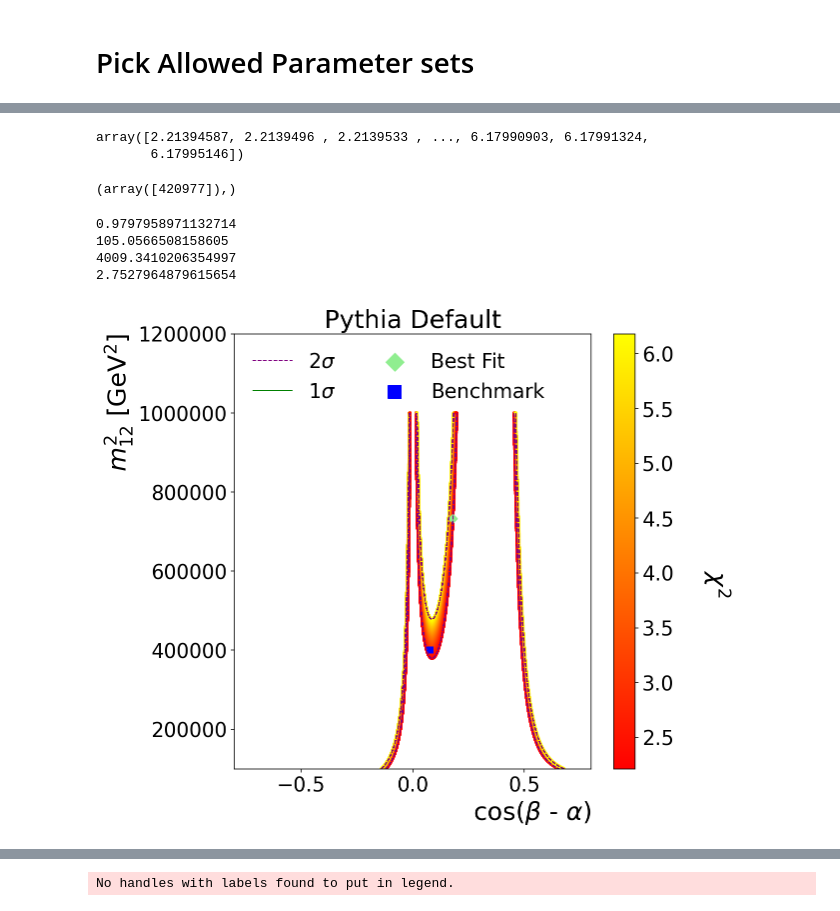
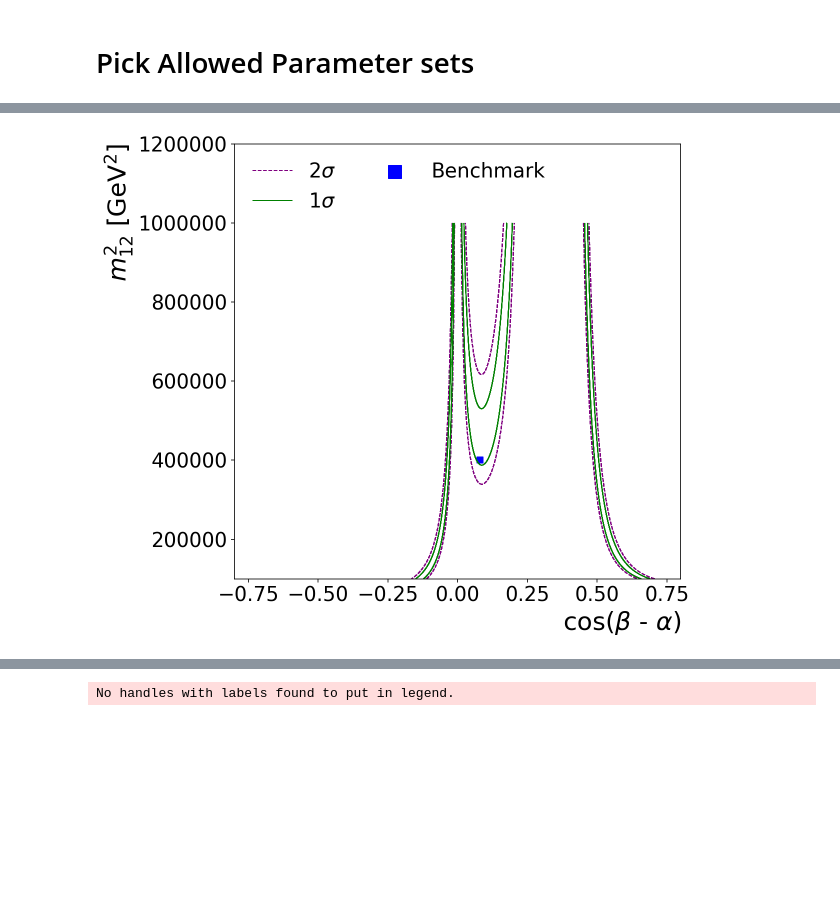
Before and after one commit to alan200276/THDM_with_ML, a Jupyter notebook: Notebook/Constraint_dev.ipynb, the cells around one changed output, grey strips where cells are left out. Cells and saved outputs as stored; diff of their text form; code cells hidden in the pictures; blank space fills up the shorter version.

```diff
--- a/Notebook/Constraint_dev.ipynb
+++ b/Notebook/Constraint_dev.ipynb
@@ -359,7 +561,7 @@ Ref :[pyhf.infer.intervals.upperlimit](https://scikit-hep.org/pyhf/_generated/py
 # %%
 %%time
 model = pyhf.simplemodels.hepdata_like(
-    signal_data=[n_H], bkg_data=[n_QCD], bkg_uncerts=[np.sqrt(n_QCD)]
+    signal_data=[n_sig], bkg_data=[n_bkg], bkg_uncerts=[np.sqrt(n_bkg)]
 
 )
 # print(model)
@@ -383,11 +585,18 @@ model = pyhf.simplemodels.hepdata_like(
 # print("bounds: ", bounds)
 # print("the index of the parameter: ", model.config.poi_index)
 
-observations = [n_QCD] + model.config.auxdata  # this is a common pattern!
-print("observations: ", observations)
+observations = [n_bkg] + model.config.auxdata  # this is a common pattern!
+
+# model = pyhf.simplemodels.hepdata_like(
+#     signal_data=[1.61], bkg_data=[47.2], bkg_uncerts=[np.sqrt(47.2)]
+
+# )
+# observations = [47.2] + model.config.auxdata  # this is a common pattern!
+
+logging.info("observations: {}".format(observations))
 
 
-scan = np.linspace(0, 5, 201)
+scan = np.linspace(0, 10, 1001)
 
 obs_limit, exp_limits, (scan, results) = pyhf.infer.intervals.upperlimit(
                                                                         observations,
@@ -500,46 +720,21 @@ Wall time: 840 ms
-# %%
-np.sort(chi)
-# %% [output]
-array([2.21394587, 2.2139496 , 2.2139533 , ..., 6.17990903, 6.17991324,
-       6.17995146])
-# %%
-np.where(chi == np.min(chi))
-# %% [output]
-(array([420977]),)
-# %%
-b = np.arctan(5)
-a = np.arctan(5) - np.arccos(0.4)
-print(1+ghb(0.2, 5))
-# "sig_Xection" : 0.00081305,
-# "sig_Branching_ratio" : 0.8*0.6*0.6,
-# "sig_acceptance": 0.354*0.426,
-aaa = Constraint_N(0.08, 400000, 5, 1000, 125, 3000, 0.354*0.426, 0.00081305*0.8*0.6*0.6)
-print(aaa)
-print(n_QCD)
-print(aaa**2/n_QCD)
-# %% [output]
-0.9797958971132714
-105.0566508158605
-4009.3410206354997
-2.7527964879615654
 # %%
 %%time
 fig, ax = plt.subplots(1,1, figsize=(8,8))
 
-plt.title("Pythia Default",fontsize=25)
+# plt.title("Pythia Default",fontsize=25)
 
-plt.scatter(cba[allowed_region_2],m12s[allowed_region_2], marker=".", s=20 ,
-            c=chi,
-            cmap="autumn"
-           )
+# plt.scatter(cba[allowed_region_2],m12s[allowed_region_2], marker=".", s=20 ,
+#             c=chi,
+#             cmap="autumn"
+#            )
 
 
 
-cbar = plt.colorbar()
-cbar.ax.tick_params(labelsize=20)
-# cbar.set_ticks(np.arange(0.0, 25.0, 5))
-# cbar.set_ticks([0.0, 5, 10, 15, 25.0])
-plt.text(x=0.8+0.5, y=550000, s="$\chi^2$", fontsize=25, rotation=270)
+# cbar = plt.colorbar()
+# cbar.ax.tick_params(labelsize=20)
+# # cbar.set_ticks(np.arange(0.0, 25.0, 5))
+# # cbar.set_ticks([0.0, 5, 10, 15, 25.0])
+# plt.text(x=0.8+0.5, y=550000, s="$\chi^2$", fontsize=25, rotation=270)
 
 
 # Python contour plot
@@ -547,32 +742,32 @@ plt.text(x=0.8+0.5, y=550000, s="$\chi^2$", fontsize=25, rotation=270)
 
 CS_2_sigma = plt.contour(cba, m12s, constraint_alowed_2_boundary, colors='purple', linestyles="--", linewidths=1)
 CS_1_sigma = plt.contour(cba, m12s, constraint_alowed_1_boundary, colors='green', linestyles="-", linewidths=1)
 # plt.clabel(CS, inline=True, fontsize=10)
 
 CS_2_sigma.collections[0].set_label("2$\sigma$")
 CS_1_sigma.collections[0].set_label("1$\sigma$")
 
 
-plt.scatter(cba[y_min_index, x_min_index],m12s[y_min_index, x_min_index], marker="D", s=40 , c='lightgreen', label = "Best Fit")
+# plt.scatter(cba[y_min_index, x_min_index],m12s[y_min_index, x_min_index], marker="D", s=40 , c='lightgreen', label = "Best Fit")
 plt.scatter(0.08,400000, marker="s", s=40 , c='blue', label = "Benchmark")
 
 
 
 
 plt.xlim((-0.8,0.8))
 # plt.xlim((0.,0.09))
 plt.ylim((100000,1200000))
 
 ax.tick_params(axis='x', labelsize=20)
 ax.tick_params(axis='y', labelsize=20)
 plt.xlabel("cos($\\beta$ - $\\alpha$)", fontsize=25, horizontalalignment='right',x=1)
 plt.ylabel('$m_{12}^2$ [$\mathrm{GeV}^2$]', fontsize=25,horizontalalignment='right',y=1)
 plt.legend(loc="upper left", ncol=2, fontsize=20, markerscale=2., scatterpoints=1,
            edgecolor = "w",fancybox=False, framealpha=0) #bbox_to_anchor=(0.7, 0.1),
 plt.ticklabel_format(style='plain')
 # plt.grid()
 # plt.savefig("./Higgs_Pt/Comparison_ROC.pdf", transparent=True)
 # plt.subplots_adjust(wspace=0.5, hspace=0.5)
 plt.show()
 # %% [output]
-[figure, old version]
+[figure, new version]
```
Also changed, not shown: parts of 8 cells of this notebook.
